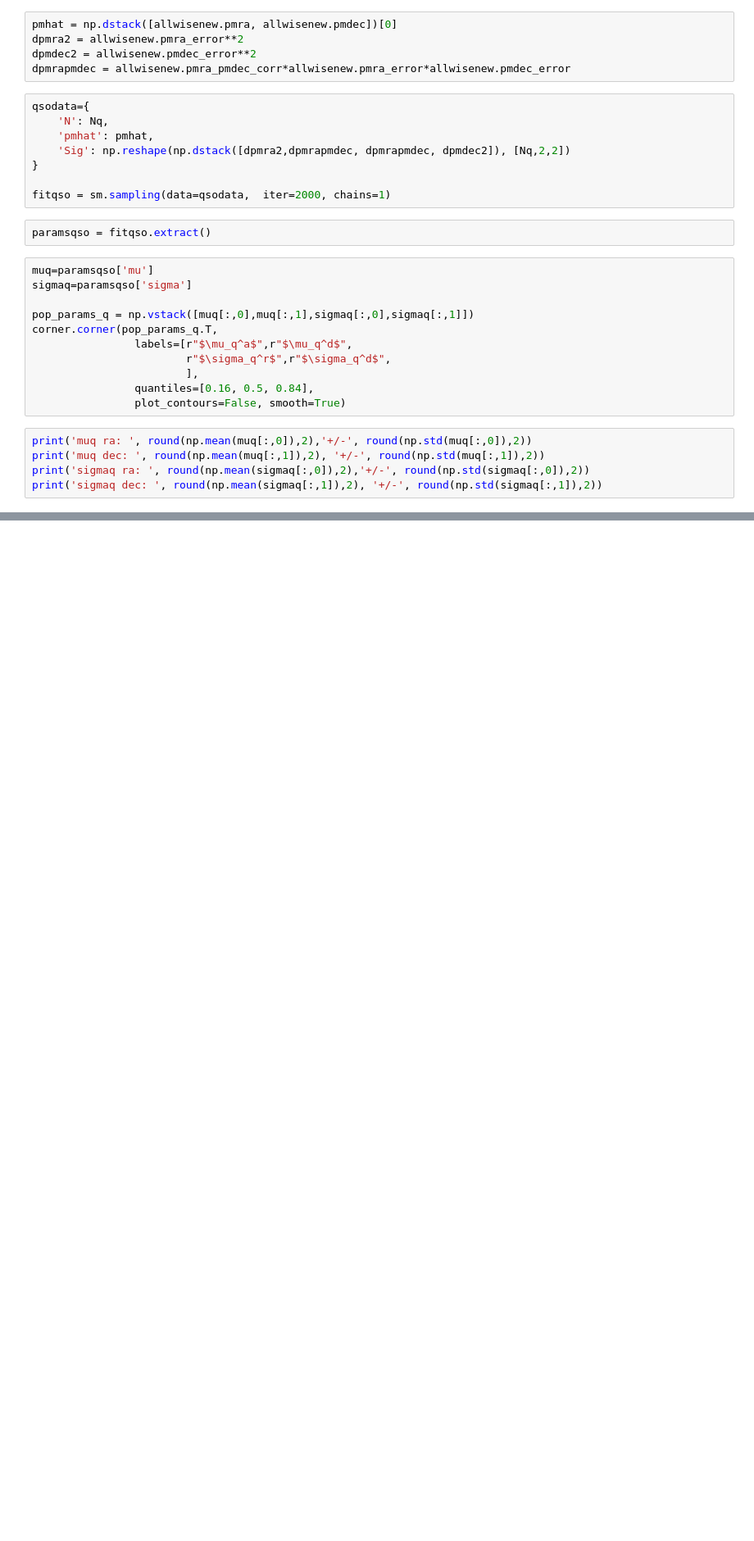
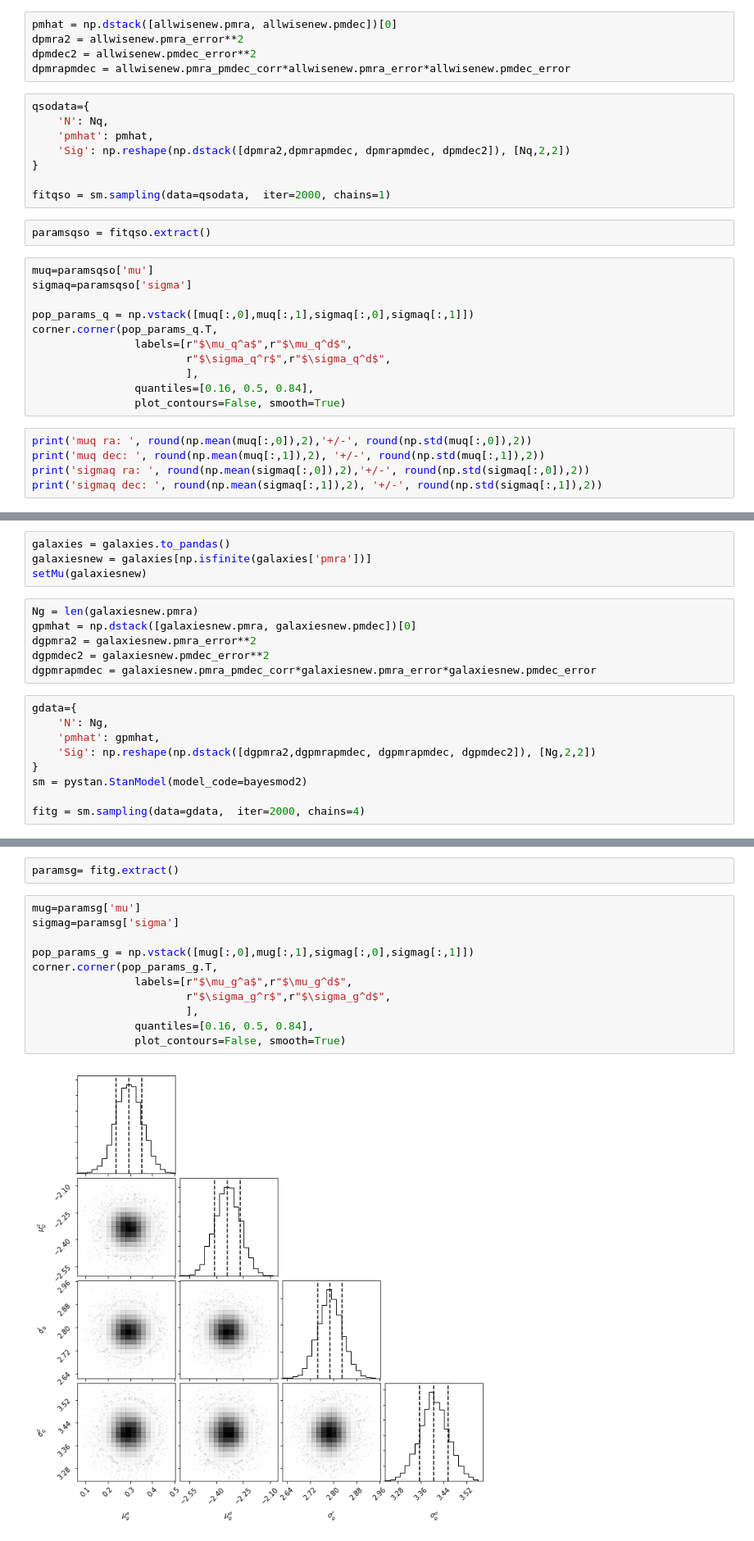
Before and after one commit to bombrun/GaiaLQSO, a Jupyter notebook: notebooks/Compare_distributions.ipynb, the cells around one changed output, grey strips where cells are left out. Shown at 82% size. Drawn from its saved outputs; the diff is of its cells as text; blank space fills up the shorter version.

```diff
--- a/notebooks/Compare_distributions.ipynb
+++ b/notebooks/Compare_distributions.ipynb
@@ -363,0 +371,19 @@ print('sigmaq dec: ', round(np.mean(sigmaq[:,1]),2), '+/-', round(np.std(sigmaq[
+# %%
+galaxies = galaxies.to_pandas()
+galaxiesnew = galaxies[np.isfinite(galaxies['pmra'])]
+setMu(galaxiesnew)
+# %%
+Ng = len(galaxiesnew.pmra)
+gpmhat = np.dstack([galaxiesnew.pmra, galaxiesnew.pmdec])[0]
+dgpmra2 = galaxiesnew.pmra_error**2
+dgpmdec2 = galaxiesnew.pmdec_error**2
+dgpmrapmdec = galaxiesnew.pmra_pmdec_corr*galaxiesnew.pmra_error*galaxiesnew.pmdec_error
+# %%
+gdata={
+    'N': Ng,
+    'pmhat': gpmhat,
+    'Sig': np.reshape(np.dstack([dgpmra2,dgpmrapmdec, dgpmrapmdec, dgpmdec2]), [Ng,2,2])
+}
+sm = pystan.StanModel(model_code=bayesmod2)
+
+fitg = sm.sampling(data=gdata,  iter=2000, chains=4)
@@ -363,0 +392,15 @@ print('sigmaq dec: ', round(np.mean(sigmaq[:,1]),2), '+/-', round(np.std(sigmaq[
+# %%
+paramsg= fitg.extract()
+# %%
+mug=paramsg['mu']
+sigmag=paramsg['sigma']
+
+pop_params_g = np.vstack([mug[:,0],mug[:,1],sigmag[:,0],sigmag[:,1]])
+corner.corner(pop_params_g.T,
+                labels=[r"$\mu_g^a$",r"$\mu_g^d$",
+                        r"$\sigma_g^r$",r"$\sigma_g^d$",
+                        ],
+                quantiles=[0.16, 0.5, 0.84],
+                plot_contours=False, smooth=True)
+# %% [output]
+[figure, added]
```
Also changed, not shown: parts of 14 cells of this notebook.
